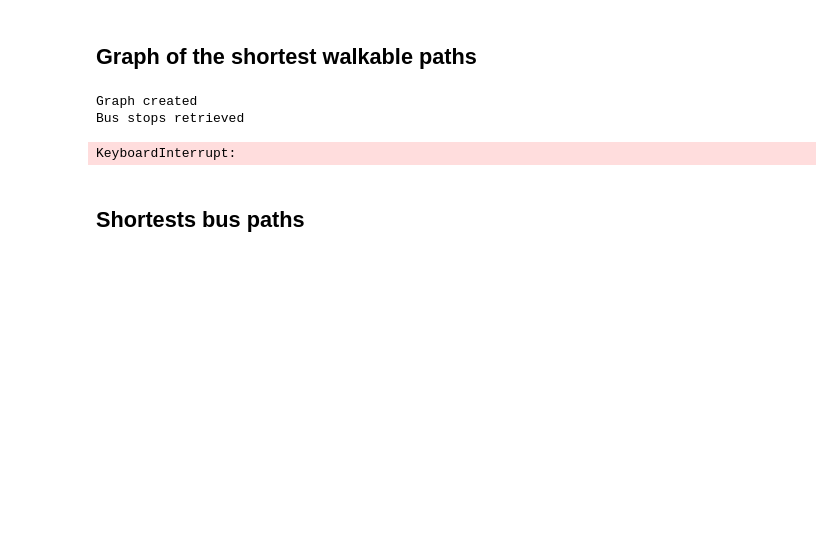
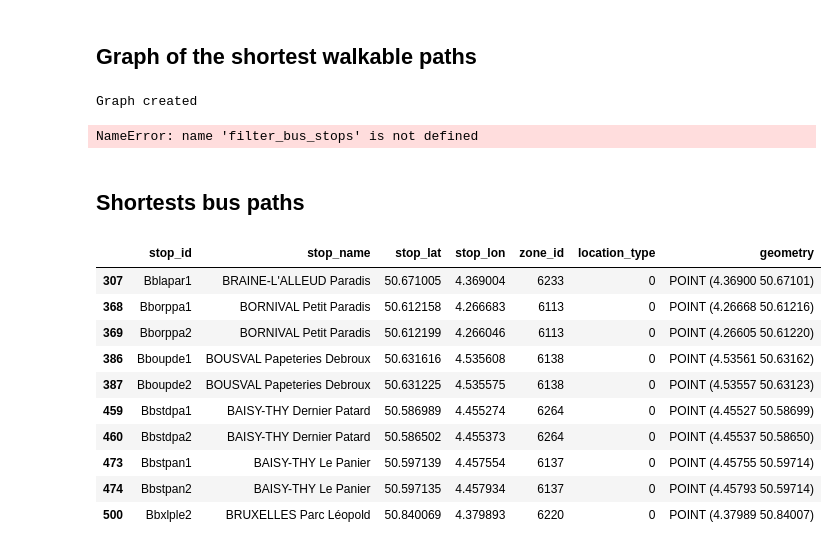
Before and after one commit to kaufmanno/GSDMA_2024, a Jupyter notebook: FInal_Notebook.ipynb, the cells around one changed output. Saved outputs shown, nothing was run; the diff lists cells and outputs as text; code cells hidden in the pictures; blank space fills up the shorter version.

```diff
--- a/FInal_Notebook.ipynb
+++ b/FInal_Notebook.ipynb
@@ -348,12 +352,6 @@ def UpdatePath(previous_stop, stop):
 # %% [markdown]
 ## Graph of the shortest walkable paths
 # %%
-# Def/home/lubuntu/.local/share/jupyter/runtimeine the starting location
-departure_date="2024-11-05"
-departure_time="08:00:00"
-departure_stop_name="MONS Brisselot"#"MONS Place de Flandre"#
-arrival_stop_name="SOIGNIES Place du Jeu de Balle"
-
 radius = 5000  # For graph creation
 bus_stop_radius = 3000  # For filtering stops
 
@@ -383,13 +381,24 @@ star_map = plot_star_graph(graph, start_point, paths, filtered_stops)
 star_map
 # %% [output]
 Graph created
-Bus stops retrieved
-KeyboardInterrupt:
+NameError: name 'filter_bus_stops' is not defined
 # %% [markdown]
 ## Shortests bus paths
 # %%
 #Find the bus stops with a given name within
-geo_stops[geo_stops['stop_name'].str.contains('Kennedy')].iloc[0:10]
+geo_stops[geo_stops['stop_name'].str.contains('Pa')].iloc[0:10]
+# %% [output]
+|  | stop_id | stop_name | stop_lat | stop_lon | zone_id | location_type | geometry |
+| 307 | Bblapar1 | BRAINE-L'ALLEUD Paradis | 50.671005 | 4.369004 | 6233 | 0 | POINT (4.36900 50.67101) |
+| 368 | Bborppa1 | BORNIVAL Petit Paradis | 50.612158 | 4.266683 | 6113 | 0 | POINT (4.26668 50.61216) |
+| 369 | Bborppa2 | BORNIVAL Petit Paradis | 50.612199 | 4.266046 | 6113 | 0 | POINT (4.26605 50.61220) |
+| 386 | Bboupde1 | BOUSVAL Papeteries Debroux | 50.631616 | 4.535608 | 6138 | 0 | POINT (4.53561 50.63162) |
+| 387 | Bboupde2 | BOUSVAL Papeteries Debroux | 50.631225 | 4.535575 | 6138 | 0 | POINT (4.53557 50.63123) |
+| 459 | Bbstdpa1 | BAISY-THY Dernier Patard | 50.586989 | 4.455274 | 6264 | 0 | POINT (4.45527 50.58699) |
+| 460 | Bbstdpa2 | BAISY-THY Dernier Patard | 50.586502 | 4.455373 | 6264 | 0 | POINT (4.45537 50.58650) |
+| 473 | Bbstpan1 | BAISY-THY Le Panier | 50.597139 | 4.457554 | 6137 | 0 | POINT (4.45755 50.59714) |
+| 474 | Bbstpan2 | BAISY-THY Le Panier | 50.597135 | 4.457934 | 6137 | 0 | POINT (4.45793 50.59714) |
+| 500 | Bbxlple2 | BRUXELLES Parc Léopold | 50.840069 | 4.379893 | 6220 | 0 | POINT (4.37989 50.84007) |
 # %%
 walking_range = 1000#The algorithm considers that bus stops closer than that value in meters can be linked by walking
 
```
Also changed, not shown: parts of 13 cells of this notebook.
